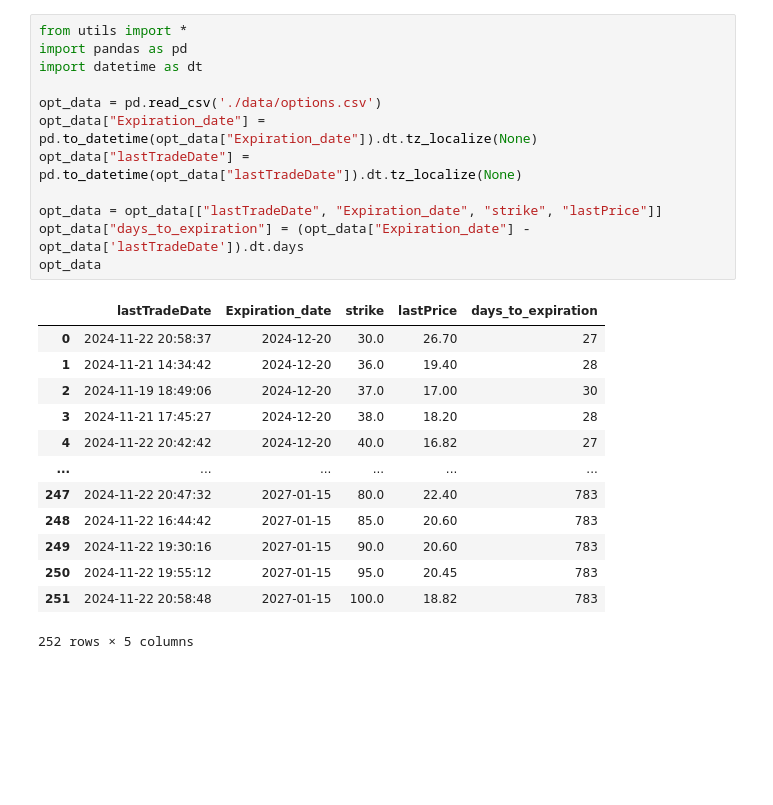
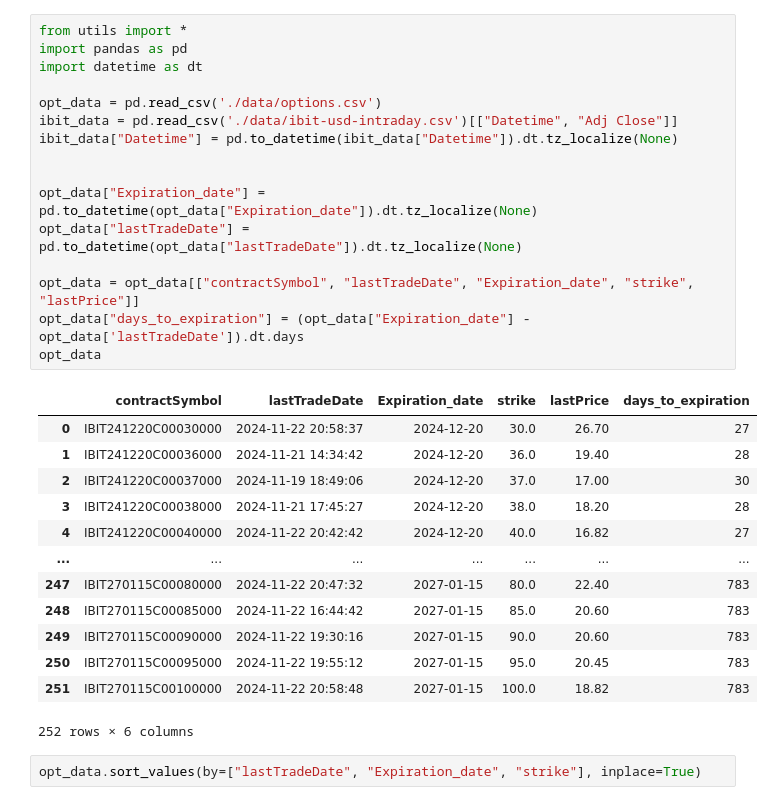
Before and after one commit to GvFreitas1/Precificacao-de-Opcoes, a Jupyter notebook: backtesting.ipynb, the cells around one changed output. Saved outputs shown, nothing was run; the diff lists cells and outputs as text; blank space fills up the shorter version.

```diff
--- a/backtesting.ipynb
+++ b/backtesting.ipynb
@@ -1,26 +1,32 @@
 # %%
 from utils import *
 import pandas as pd
 import datetime as dt
 
 opt_data = pd.read_csv('./data/options.csv')
+ibit_data = pd.read_csv('./data/ibit-usd-intraday.csv')[["Datetime", "Adj Close"]]
+ibit_data["Datetime"] = pd.to_datetime(ibit_data["Datetime"]).dt.tz_localize(None)
+
+
 opt_data["Expiration_date"] = pd.to_datetime(opt_data["Expiration_date"]).dt.tz_localize(None)
 opt_data["lastTradeDate"] = pd.to_datetime(opt_data["lastTradeDate"]).dt.tz_localize(None)
 
-opt_data = opt_data[["lastTradeDate", "Expiration_date", "strike", "lastPrice"]]
+opt_data = opt_data[["contractSymbol", "lastTradeDate", "Expiration_date", "strike", "lastPrice"]]
 opt_data["days_to_expiration"] = (opt_data["Expiration_date"] - opt_data['lastTradeDate']).dt.days
 opt_data
 # %% [output]
-|  | lastTradeDate | Expiration_date | strike | lastPrice | days_to_expiration |
-| 0 | 2024-11-22 20:58:37 | 2024-12-20 | 30.0 | 26.70 | 27 |
-| 1 | 2024-11-21 14:34:42 | 2024-12-20 | 36.0 | 19.40 | 28 |
-| 2 | 2024-11-19 18:49:06 | 2024-12-20 | 37.0 | 17.00 | 30 |
-| 3 | 2024-11-21 17:45:27 | 2024-12-20 | 38.0 | 18.20 | 28 |
-| 4 | 2024-11-22 20:42:42 | 2024-12-20 | 40.0 | 16.82 | 27 |
-| ... | ... | ... | ... | ... | ... |
-| 247 | 2024-11-22 20:47:32 | 2027-01-15 | 80.0 | 22.40 | 783 |
-| 248 | 2024-11-22 16:44:42 | 2027-01-15 | 85.0 | 20.60 | 783 |
-| 249 | 2024-11-22 19:30:16 | 2027-01-15 | 90.0 | 20.60 | 783 |
-| 250 | 2024-11-22 19:55:12 | 2027-01-15 | 95.0 | 20.45 | 783 |
-| 251 | 2024-11-22 20:58:48 | 2027-01-15 | 100.0 | 18.82 | 783 |
+|  | contractSymbol | lastTradeDate | Expiration_date | strike | lastPrice | days_to_expiration |
+| 0 | IBIT241220C00030000 | 2024-11-22 20:58:37 | 2024-12-20 | 30.0 | 26.70 | 27 |
+| 1 | IBIT241220C00036000 | 2024-11-21 14:34:42 | 2024-12-20 | 36.0 | 19.40 | 28 |
+| 2 | IBIT241220C00037000 | 2024-11-19 18:49:06 | 2024-12-20 | 37.0 | 17.00 | 30 |
+| 3 | IBIT241220C00038000 | 2024-11-21 17:45:27 | 2024-12-20 | 38.0 | 18.20 | 28 |
+| 4 | IBIT241220C00040000 | 2024-11-22 20:42:42 | 2024-12-20 | 40.0 | 16.82 | 27 |
+| ... | ... | ... | ... | ... | ... | ... |
+| 247 | IBIT270115C00080000 | 2024-11-22 20:47:32 | 2027-01-15 | 80.0 | 22.40 | 783 |
+| 248 | IBIT270115C00085000 | 2024-11-22 16:44:42 | 2027-01-15 | 85.0 | 20.60 | 783 |
+| 249 | IBIT270115C00090000 | 2024-11-22 19:30:16 | 2027-01-15 | 90.0 | 20.60 | 783 |
+| 250 | IBIT270115C00095000 | 2024-11-22 19:55:12 | 2027-01-15 | 95.0 | 20.45 | 783 |
+| 251 | IBIT270115C00100000 | 2024-11-22 20:58:48 | 2027-01-15 | 100.0 | 18.82 | 783 |
-252 rows × 5 columns
+252 rows × 6 columns
+# %%
+opt_data.sort_values(by=["lastTradeDate", "Expiration_date", "strike"], inplace=True)
```
Also changed, not shown: parts of 5 cells of this notebook, 4 other files.
